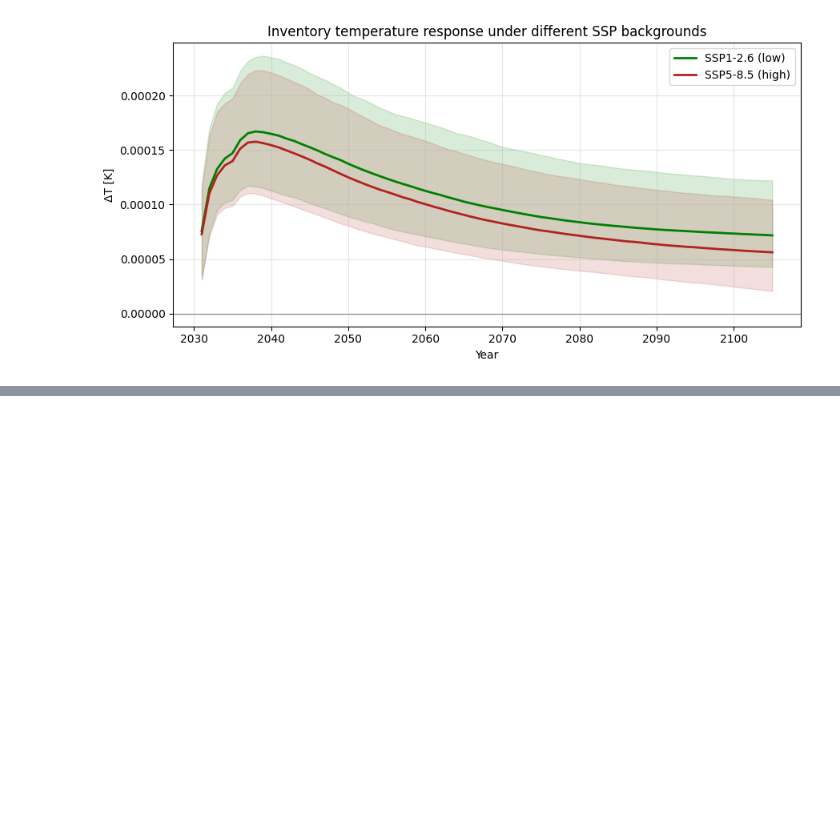
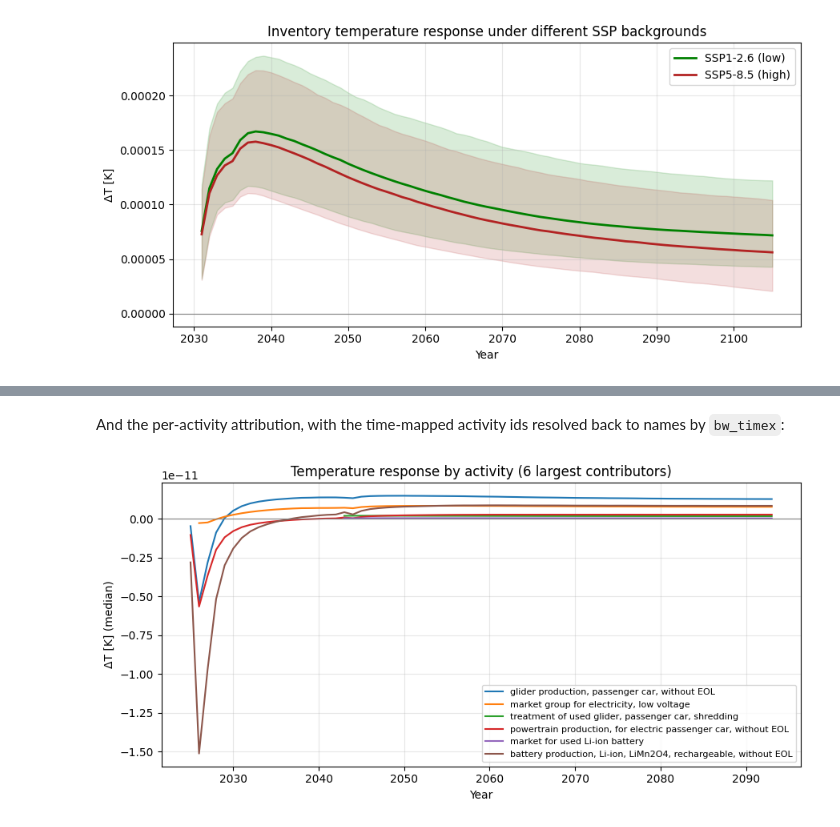
Before and after one commit to brightway-lca/dynamic_characterization, a Jupyter notebook: notebooks/fair_dynamic_lcia_demo.ipynb, the cells around one changed output, grey strips where cells are left out. Drawn from its saved outputs; the diff is of its cells as text; code cells hidden in the pictures; blank space fills up the shorter version.

```diff
--- a/notebooks/fair_dynamic_lcia_demo.ipynb
+++ b/notebooks/fair_dynamic_lcia_demo.ipynb
@@ -267,0 +319,25 @@ From here the per-flow, per-quantile output can be plotted exactly as in Section
+# %% [markdown]
+And the per-activity attribution, with the time-mapped activity ids resolved back to names by `bw_timex`:
+# %%
+med = df_ev_temp[df_ev_temp['quantile'] == 50.0].copy()
+med['year'] = med['date'].dt.year
+med['activity_name'] = med['activity'].map(
+    {a: tlca.get_activity_name_from_time_mapped_id(a) for a in med['activity'].unique()}
+)
+
+pivot = med.pivot_table(index='year', columns='activity_name', values='amount', aggfunc='sum')
+top = pivot.sum().abs().sort_values(ascending=False).head(6).index
+pivot = pivot[top]
+
+fig, ax = plt.subplots(figsize=(9, 4.5))
+pivot.plot(ax=ax)
+ax.axhline(0, color='grey', lw=0.8)
+ax.set_xlabel('Year')
+ax.set_ylabel('ΔT [K] (median)')
+ax.set_title('Temperature response by activity (6 largest contributors)')
+ax.legend(fontsize=8)
+ax.grid(True, alpha=0.3)
+plt.tight_layout()
+plt.show()
+# %% [output]
+[figure, added]
```
Also changed, not shown: parts of 23 cells of this notebook, 12 other files.
